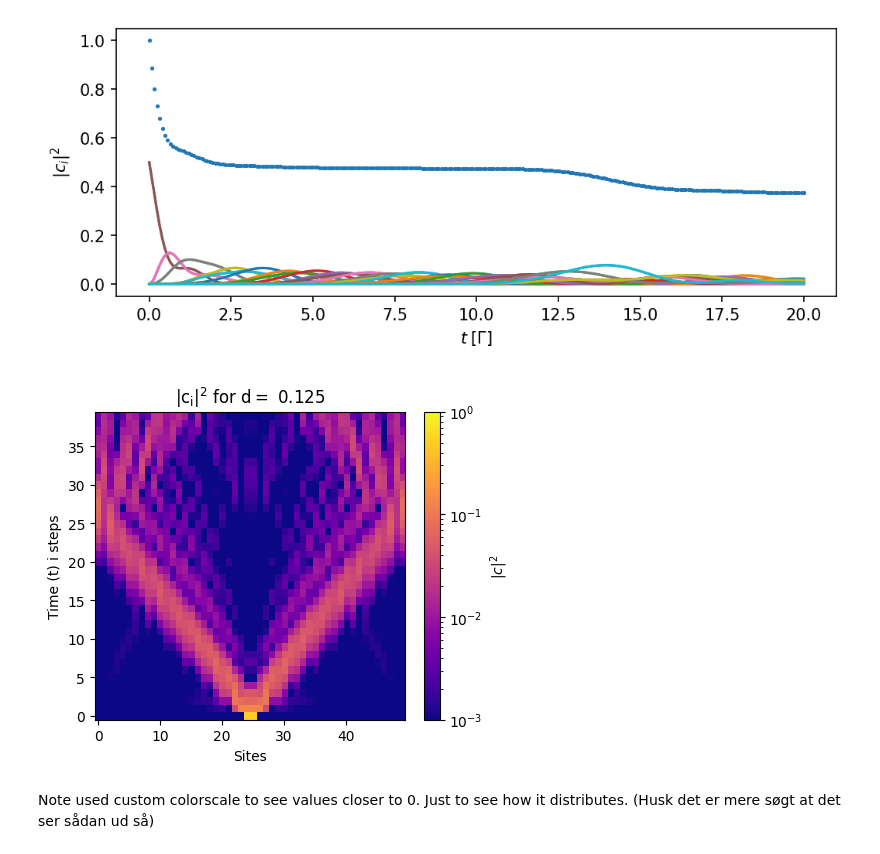
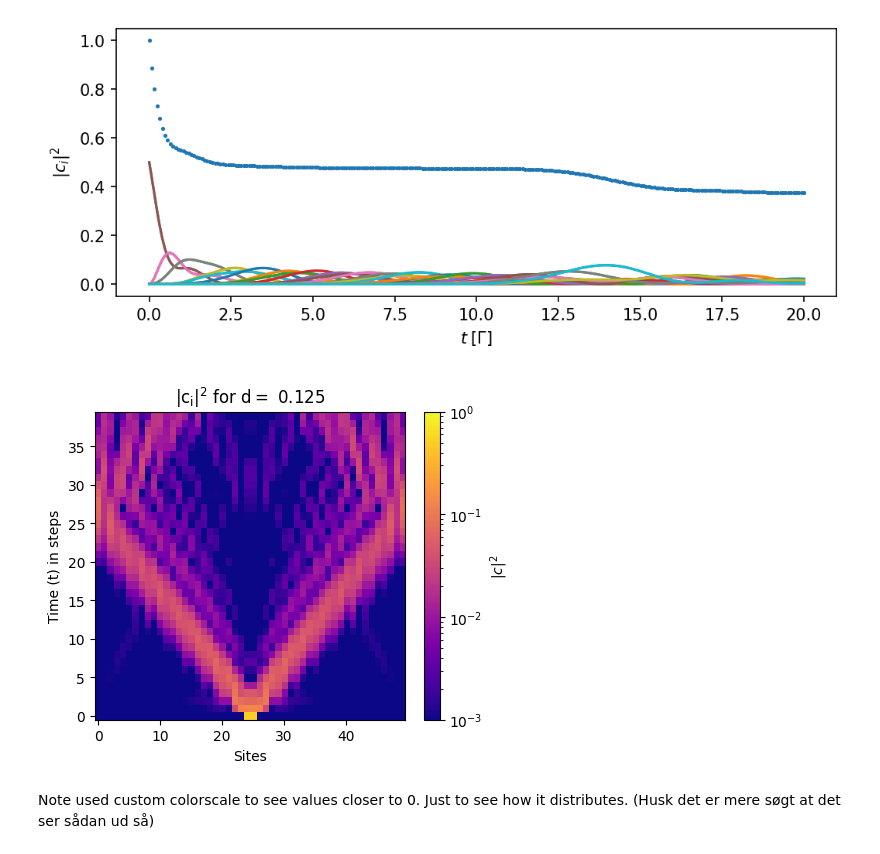
Before and after one commit to FrederikButler/DipoleStructuresInVacuum, a Jupyter notebook: Interrupted Chains Compared.ipynb, the cells around one changed output. Drawn from its saved outputs; the diff is of its cells as text; code cells hidden in the pictures.

```diff
--- a/Interrupted Chains.ipynb
+++ b/Interrupted Chains Compared.ipynb
@@ -309,24 +278,24 @@ Text(0, 0.5, '$|c_i|^2$')
 # %%
 import matplotlib.colors as mcolors
 # Plot heatmap
 t = np.linspace(0, 20, 40)  # Shape (100,)
 site_prob_t = Qchains.RandInitialStateEvolution(eig_val_50, eig_vec_50, initial_state, t)
 plt.figure(figsize=(5, 4))
 
 norm = mcolors.LogNorm(vmin=1e-3, vmax=1)
 
 plt.imshow(site_prob_t.T, aspect='auto', cmap='plasma', origin='lower', norm=norm) #norm=norm
 
 # Labels
 plt.xlabel("Sites")
-plt.ylabel("Time (t) i steps")
+plt.ylabel("Time (t) in steps")
 plt.colorbar(label=r'$|c|^2$')
 plt.xticks(ticks=np.arange(0, len(site_prob_t), 10), labels=np.arange(0, len(site_prob_t), 10))  # Ensure x-axis has integer labels
 
 #plt.title('$|c|^2$ with d = d_50')
 plt.title(fr"$\mathrm{{|c_i|^2 \ for \ d =\ {d_50}}}$")
 plt.show()
 # %% [output]
-[figure, old version]
+[figure, new version]
 # %% [markdown]
 Note used custom colorscale to see values closer to 0. Just to see how it distributes. (Husk det er mere søgt at det ser sådan ud så)
```
Also changed, not shown: parts of 10 cells of this notebook.
